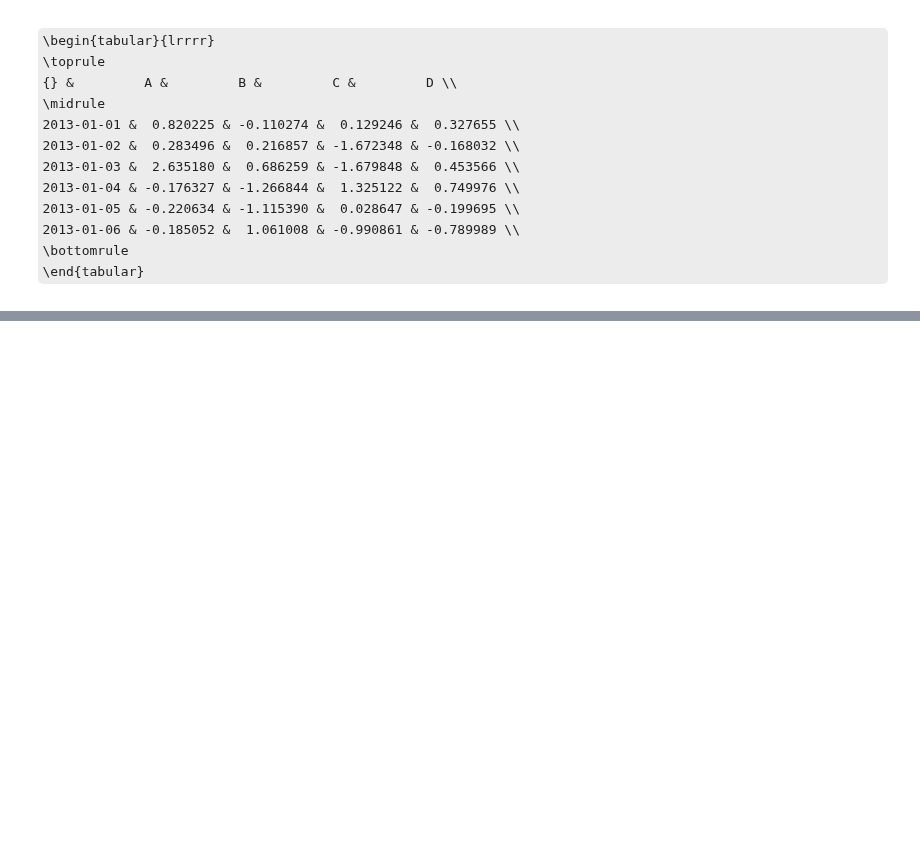
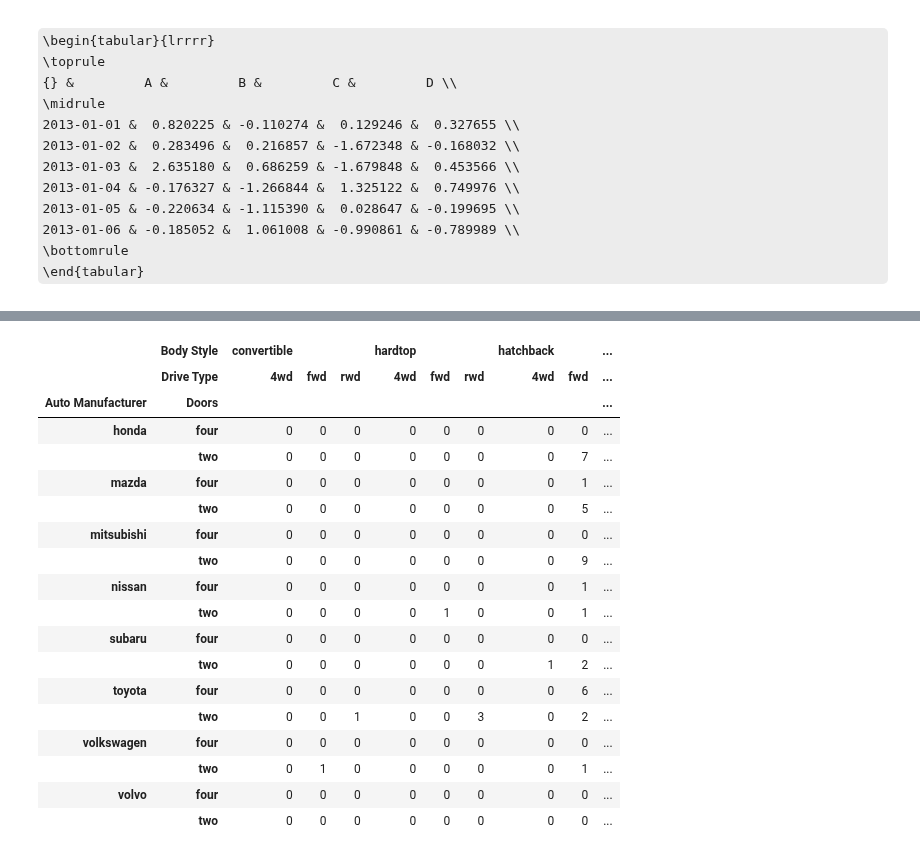
Before and after one commit to NelisW/PythonNotesToSelf, a Jupyter notebook: PandasCheatSheet.ipynb, the cells around one changed output, grey strips where cells are left out. Drawn from its saved outputs; the diff is of its cells as text; code cells hidden in the pictures; some formulas as TeX source; blank space fills up the shorter version.

```diff
--- a/PandasCheatSheet.ipynb
+++ b/PandasCheatSheet.ipynb
@@ -3061,0 +3549,25 @@ The version_information extension is already loaded. To reload it, use:
+# %%
+pd.crosstab([df.make, df.num_doors], [df.body_style, df.drive_wheels],
+            rownames=['Auto Manufacturer', "Doors"],
+            colnames=['Body Style', "Drive Type"],
+            dropna=False)
+# %% [output]
+|  | Body Style | convertible |  |  | hardtop |  |  | hatchback |  | ... |
+|  | Drive Type | 4wd | fwd | rwd | 4wd | fwd | rwd | 4wd | fwd | ... |
+| Auto Manufacturer | Doors |  |  |  |  |  |  |  |  | ... |
+| honda | four | 0 | 0 | 0 | 0 | 0 | 0 | 0 | 0 | ... |
+|  | two | 0 | 0 | 0 | 0 | 0 | 0 | 0 | 7 | ... |
+| mazda | four | 0 | 0 | 0 | 0 | 0 | 0 | 0 | 1 | ... |
+|  | two | 0 | 0 | 0 | 0 | 0 | 0 | 0 | 5 | ... |
+| mitsubishi | four | 0 | 0 | 0 | 0 | 0 | 0 | 0 | 0 | ... |
+|  | two | 0 | 0 | 0 | 0 | 0 | 0 | 0 | 9 | ... |
+| nissan | four | 0 | 0 | 0 | 0 | 0 | 0 | 0 | 1 | ... |
+|  | two | 0 | 0 | 0 | 0 | 1 | 0 | 0 | 1 | ... |
+| subaru | four | 0 | 0 | 0 | 0 | 0 | 0 | 0 | 0 | ... |
+|  | two | 0 | 0 | 0 | 0 | 0 | 0 | 1 | 2 | ... |
+| toyota | four | 0 | 0 | 0 | 0 | 0 | 0 | 0 | 6 | ... |
+|  | two | 0 | 0 | 1 | 0 | 0 | 3 | 0 | 2 | ... |
+| volkswagen | four | 0 | 0 | 0 | 0 | 0 | 0 | 0 | 0 | ... |
+|  | two | 0 | 1 | 0 | 0 | 0 | 0 | 0 | 1 | ... |
+| volvo | four | 0 | 0 | 0 | 0 | 0 | 0 | 0 | 0 | ... |
+|  | two | 0 | 0 | 0 | 0 | 0 | 0 | 0 | 0 | ... |
```
Also changed, not shown: parts of 60 cells of this notebook, 2 other files.
